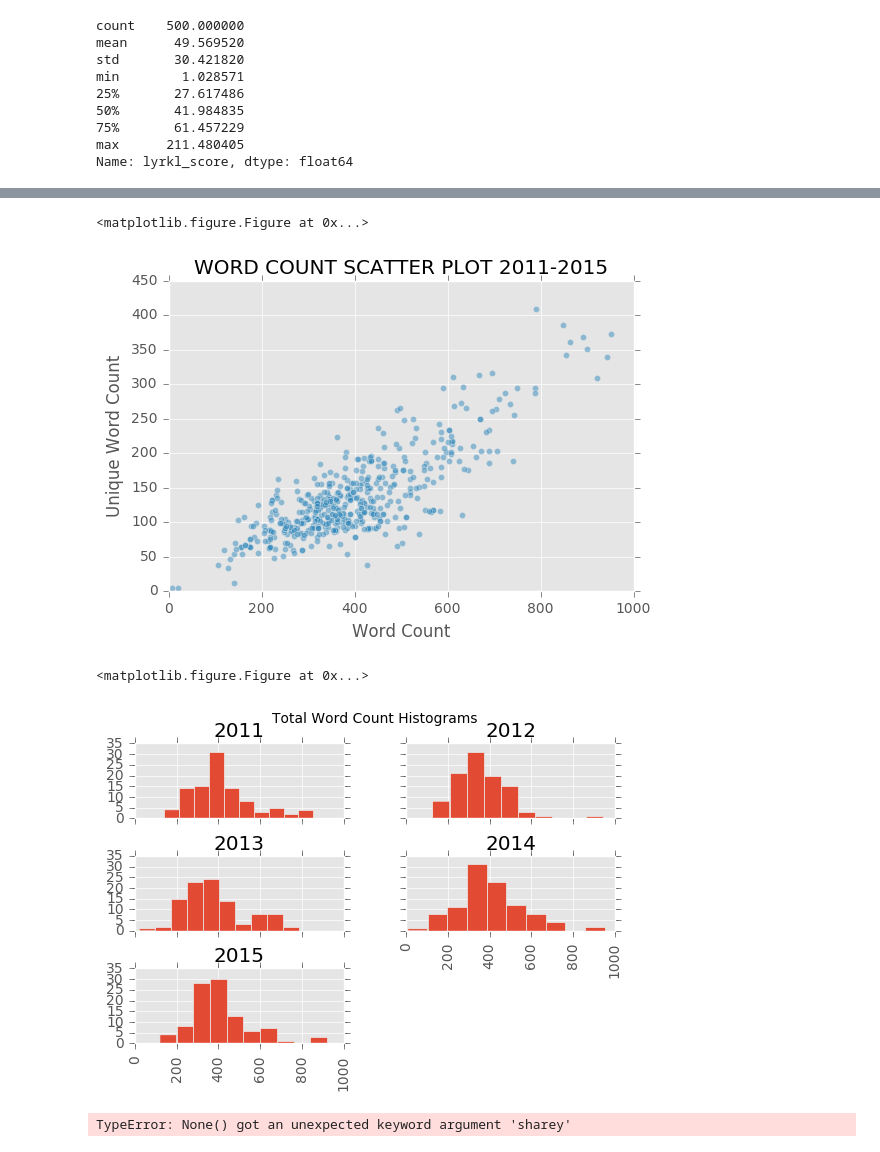
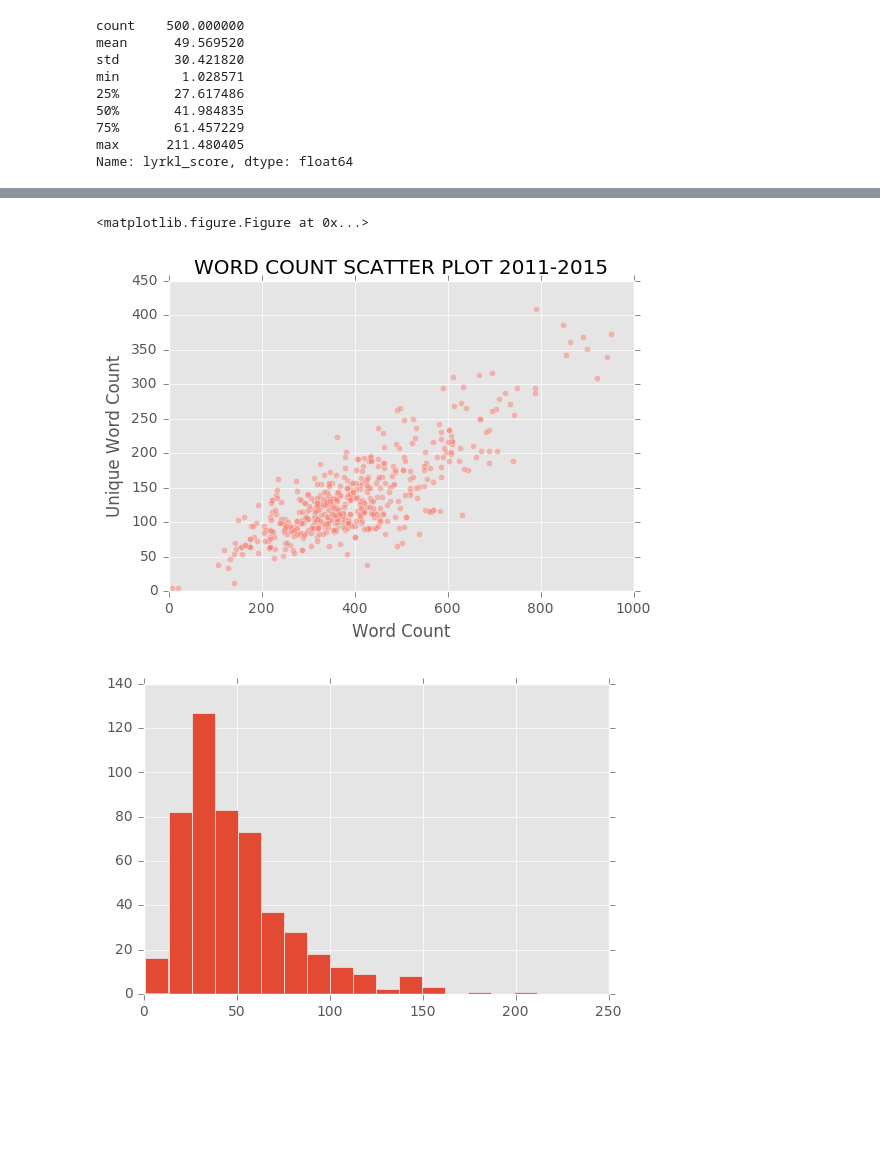
Before and after one commit to furoape/SYD_DAT_6, a Jupyter notebook: Project/Lyric Analyzer.ipynb, the cells around one changed output, grey strips where cells are left out. Drawn from its saved outputs; the diff is of its cells as text; code cells hidden in the pictures; blank space fills up the shorter version.

```diff
--- a/Project/Lyric Analyzer.ipynb
+++ b/Project/Lyric Analyzer.ipynb
@@ -42,5 +44,5 @@ plt.show()
 # %%
-songlist.plot(kind='scatter', x='word_counts', y='unique_word_counts', alpha=0.5)
+songlist.plot(kind='scatter', x='word_counts', y='unique_word_counts', alpha=0.5, c = 'salmon')
 plt.suptitle("")
 plt.title('WORD COUNT SCATTER PLOT 2011-2015')
 plt.xlabel('Word Count')
@@ -51,19 +53,12 @@ plt.show()
 plt.savefig('WORD COUNT SCATTER PLOT 2011-2015.png')
 # %% [output]
 <matplotlib.figure.Figure at 0x...>
-[figure, old version]
+[figure, new version]
 # %%
-songlist.word_counts.hist(by=songlist.Year, sharex=True, sharey=True)
-plt.suptitle('Total Word Count Histograms')
+songlist.lyrkl_score.hist(bins=17)
+#drinks.beer_servings.hist(bins=5)
+#plt.suptitle('Total Word Count Histograms')
 plt.show()
-plt.savefig('Total Word Count Histograms.png')
+#plt.savefig('LYRKL Score Histogram.png')
 # %% [output]
-<matplotlib.figure.Figure at 0x...>
-[figure, old version]
+[figure, new version]
-# %%
-songlist.unique_word_counts.hist(by=songlist.Year, sharex=True, sharey=True)
-plt.suptitle('Unique Word Count Histograms')
-plt.show()
-plt.savefig('Unique Word Count Histograms.png')
-# %% [output]
-TypeError: None() got an unexpected keyword argument 'sharey'
```
Also changed, not shown: parts of 31 cells of this notebook, 28 other files.
